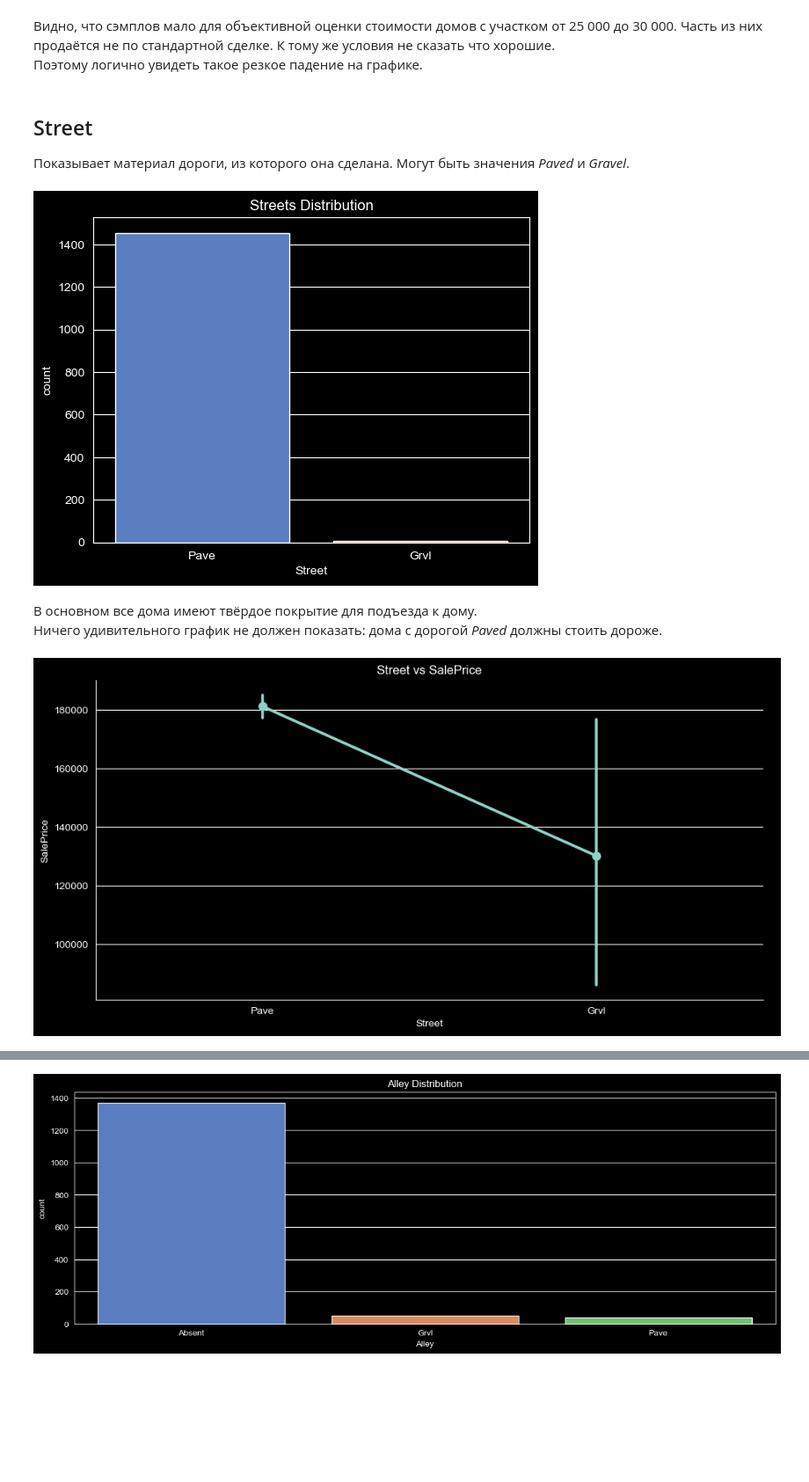
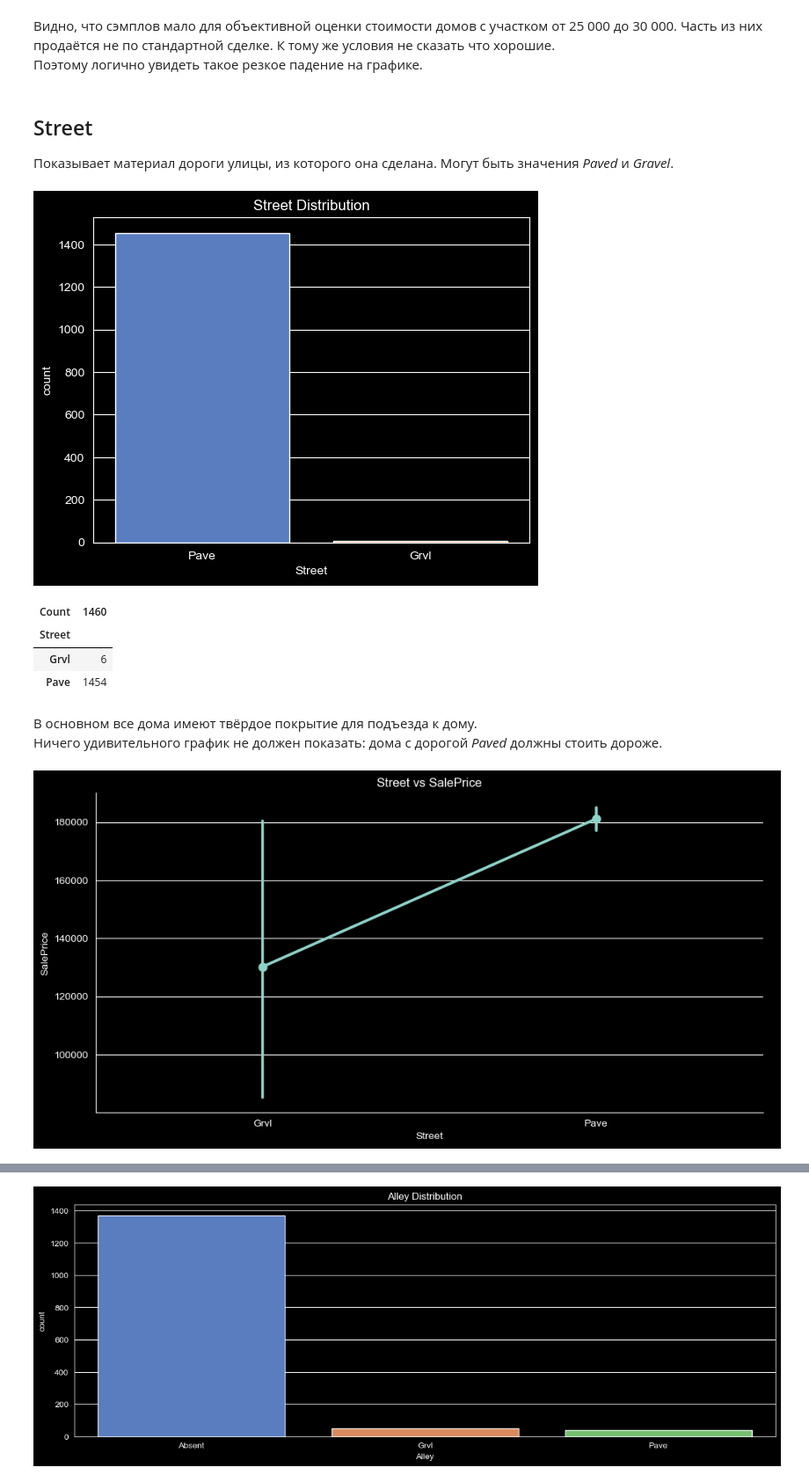
Before and after one commit to SashaCurry/HousePrices, a Jupyter notebook: 1_EDA.ipynb, the cells around one changed output, grey strips where cells are left out. Shown at 88% size. Saved outputs shown, nothing was run; the diff lists cells and outputs as text; code cells hidden in the pictures; blank space fills up the shorter version.

```diff
--- a/1_EDA.ipynb
+++ b/1_EDA.ipynb
@@ -410,26 +410,37 @@ df[(df['LotArea'] > 25_000) & (df['LotArea'] < 30_000)]
 Поэтому логично увидеть такое резкое падение на графике.
 # %% [markdown]
 ## Street
-Показывает материал дороги, из которого она сделана. Могут быть значения *Paved* и *Gravel*.
+Показывает материал дороги улицы, из которого она сделана. Могут быть значения *Paved* и *Gravel*.
 # %%
 sns.countplot(data=df, x='Street', palette='muted')
-plt.title('Streets Distribution')
+plt.title('Street Distribution')
 plt.show()
 # %% [output]
-[figure, old version]
+[figure, new version]
+# %%
+pd.crosstab(index=df['Street'],
+            columns=df['Street'].count(),
+            colnames=['Count']
+).style.background_gradient(cmap='coolwarm')
+# %% [output]
+| Count | 1460 |
+| Street |  |
+| Grvl | 6 |
+| Pave | 1454 |
 # %% [markdown]
 В основном все дома имеют твёрдое покрытие для подъезда к дому.\
 Ничего удивительного график не должен показать: дома с дорогой *Paved* должны стоить дороже.
 # %%
 sns.catplot(data=df,
             x='Street',
+            order=['Grvl', 'Pave'],
             y='SalePrice',
             kind='point',
             height=5,
             aspect=2)
 plt.title('Street vs SalePrice')
 plt.show()
 # %% [output]
-[figure, old version]
+[figure, new version]
 # %% [markdown]
 ## Alley
```
Also changed, not shown: parts of 80 cells of this notebook, 1 other file.
